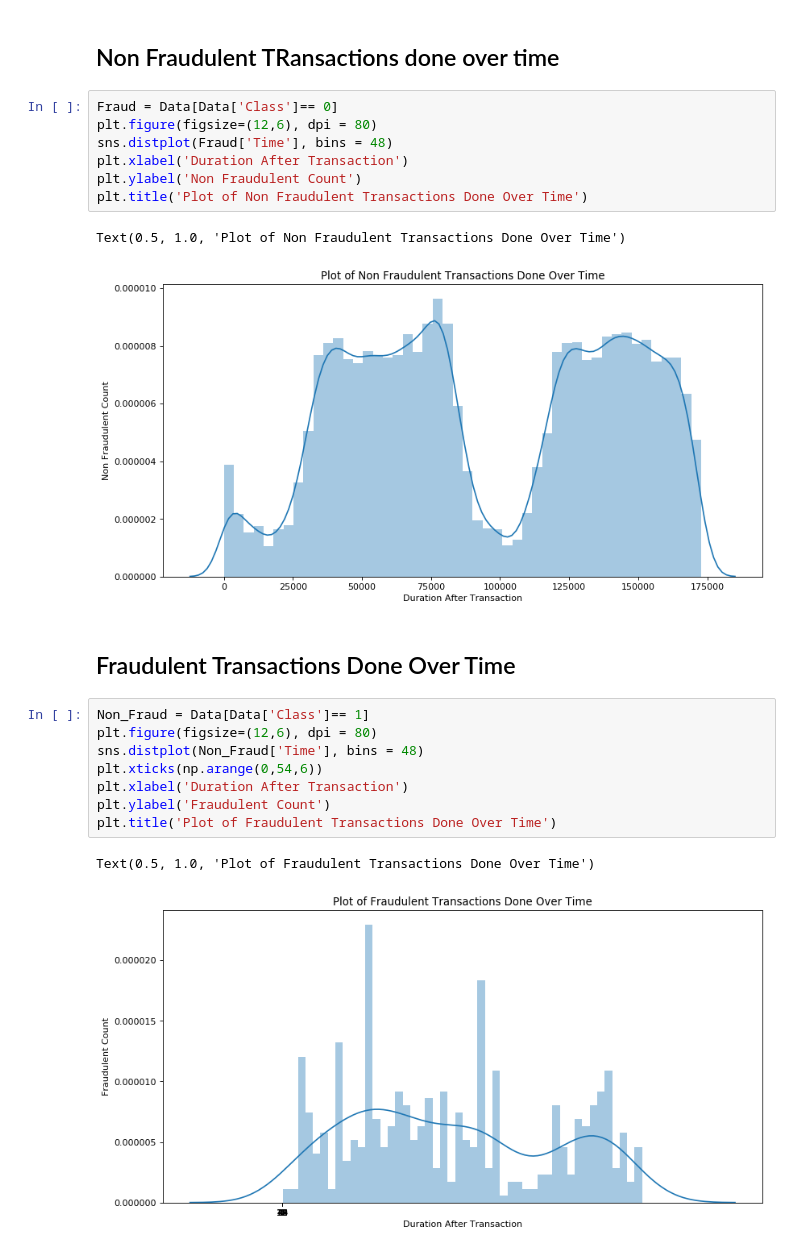
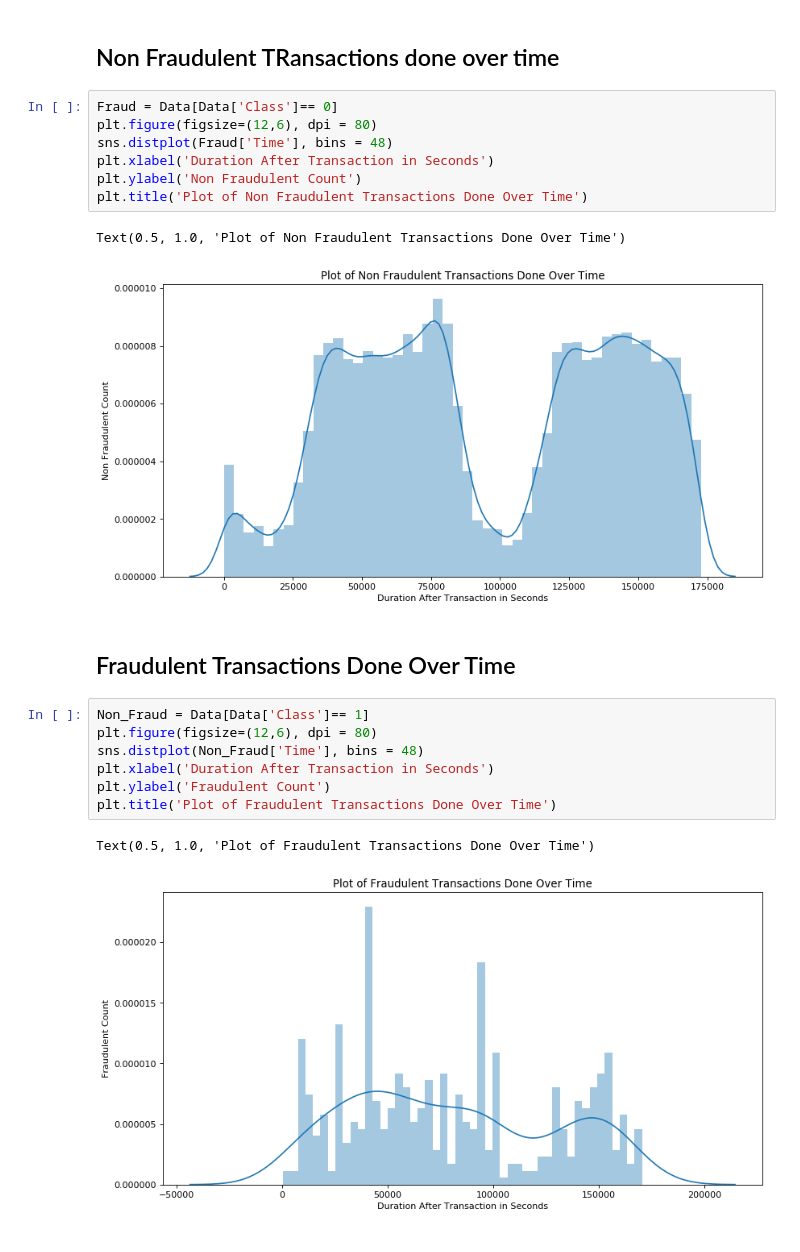
Before and after one commit to Mihryam/Credit-Card-Fraud-Detection, a Jupyter notebook: Exproartory Data ANalysis.ipynb, the cells around one changed output. Cells and saved outputs as stored; diff of their text form.

```diff
--- a/Exproartory Data ANalysis.ipynb
+++ b/Exproartory Data ANalysis.ipynb
@@ -88,22 +88,21 @@ Text(0.5, 1.0, 'Plot of Transactions Done Over Time')
 Fraud = Data[Data['Class']== 0]
 plt.figure(figsize=(12,6), dpi = 80)
 sns.distplot(Fraud['Time'], bins = 48)
-plt.xlabel('Duration After Transaction')
+plt.xlabel('Duration After Transaction in Seconds')
 plt.ylabel('Non Fraudulent Count')
 plt.title('Plot of Non Fraudulent Transactions Done Over Time')
 # %% [output]
 Text(0.5, 1.0, 'Plot of Non Fraudulent Transactions Done Over Time')
-[figure, old version]
+[figure, new version]
 # %% [markdown]
 ## Fraudulent Transactions Done Over Time
 # %%
 Non_Fraud = Data[Data['Class']== 1]
 plt.figure(figsize=(12,6), dpi = 80)
 sns.distplot(Non_Fraud['Time'], bins = 48)
-plt.xticks(np.arange(0,54,6))
-plt.xlabel('Duration After Transaction')
+plt.xlabel('Duration After Transaction in Seconds')
 plt.ylabel('Fraudulent Count')
 plt.title('Plot of Fraudulent Transactions Done Over Time')
 # %% [output]
 Text(0.5, 1.0, 'Plot of Fraudulent Transactions Done Over Time')
-[figure, old version]
+[figure, new version]
```
Also changed, not shown: parts of 1 cell of this notebook.
